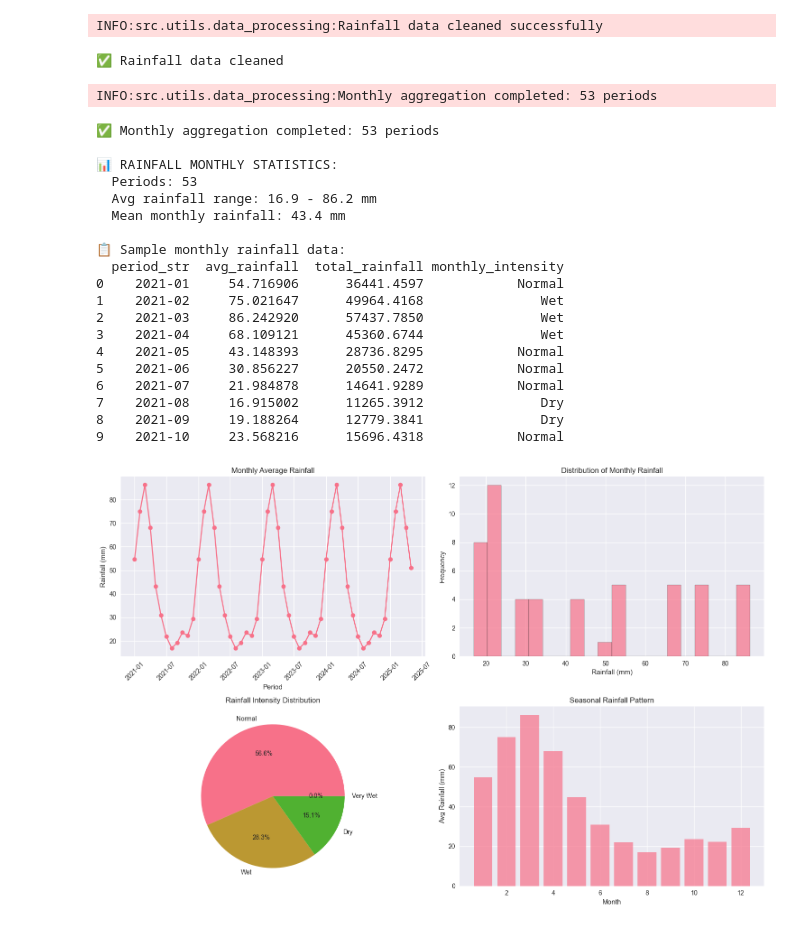
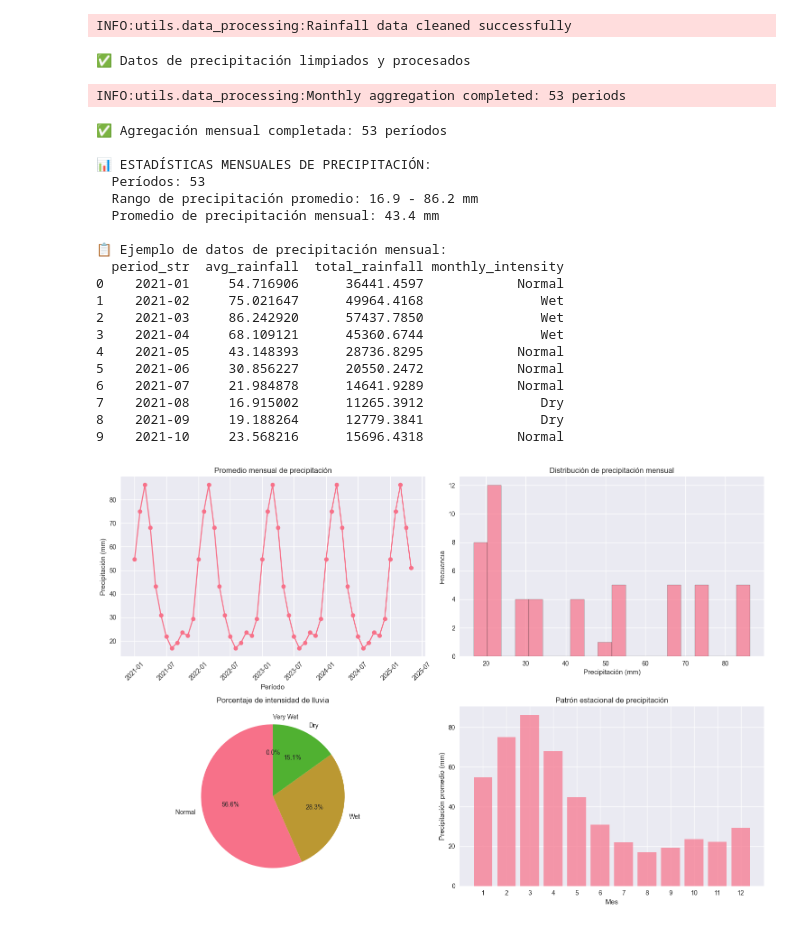
Before and after one commit to lapillaga/junta-analytics, a Jupyter notebook: notebooks/01_data_integration.ipynb, the cells around one changed output. Cells and saved outputs as stored; diff of their text form; code cells hidden in the pictures.

```diff
--- a/notebooks/01_data_integration.ipynb
+++ b/notebooks/01_data_integration.ipynb
@@ -238,35 +252,35 @@ for col, missing_count in missing_data.items():
 # %%
-#3.2 Clean and Process Rainfall Data
+# 3.2 Limpiar y procesar datos de precipitación
 
 rainfall_clean = rainfall_processor.clean_data()
-print(f"✅ Rainfall data cleaned")
+print("✅ Datos de precipitación limpiados y procesados")
 # %% [output]
-INFO:src.utils.data_processing:Rainfall data cleaned successfully
+INFO:utils.data_processing:Rainfall data cleaned successfully
-✅ Rainfall data cleaned
+✅ Datos de precipitación limpiados y procesados
 # %%
-#3.3 Aggregate Rainfall Data Monthly
+# 3.3 Agregar datos de precipitación mensualmente
 
 rainfall_monthly = rainfall_processor.aggregate_monthly()
-print(f"✅ Monthly aggregation completed: {len(rainfall_monthly)} periods")
+print(f"✅ Agregación mensual completada: {len(rainfall_monthly)} períodos")
 
-print(f"\n📊 RAINFALL MONTHLY STATISTICS:")
-print(f"  Periods: {len(rainfall_monthly)}")
-print(f"  Avg rainfall range: {rainfall_monthly['avg_rainfall'].min():.1f} - {rainfall_monthly['avg_rainfall'].max():.1f} mm")
-print(f"  Mean monthly rainfall: {rainfall_monthly['avg_rainfall'].mean():.1f} mm")
+print(f"\n📊 ESTADÍSTICAS MENSUALES DE PRECIPITACIÓN:")
+print(f"  Períodos: {len(rainfall_monthly)}")
+print(f"  Rango de precipitación promedio: {rainfall_monthly['avg_rainfall'].min():.1f} - {rainfall_monthly['avg_rainfall'].max():.1f} mm")
+print(f"  Promedio de precipitación mensual: {rainfall_monthly['avg_rainfall'].mean():.1f} mm")
 
-# Display sample monthly data
-print(f"\n📋 Sample monthly rainfall data:")
+# Mostrar ejemplo de datos mensuales
+print(f"\n📋 Ejemplo de datos de precipitación mensual:")
 print(rainfall_monthly[['period_str', 'avg_rainfall', 'total_rainfall', 'monthly_intensity']].head(10))
 # %% [output]
-INFO:src.utils.data_processing:Monthly aggregation completed: 53 periods
+INFO:utils.data_processing:Monthly aggregation completed: 53 periods
-✅ Monthly aggregation completed: 53 periods
+✅ Agregación mensual completada: 53 períodos
 
-📊 RAINFALL MONTHLY STATISTICS:
-  Periods: 53
-  Avg rainfall range: 16.9 - 86.2 mm
-  Mean monthly rainfall: 43.4 mm
+📊 ESTADÍSTICAS MENSUALES DE PRECIPITACIÓN:
+  Períodos: 53
+  Rango de precipitación promedio: 16.9 - 86.2 mm
+  Promedio de precipitación mensual: 43.4 mm
 
-📋 Sample monthly rainfall data:
+📋 Ejemplo de datos de precipitación mensual:
   period_str  avg_rainfall  total_rainfall monthly_intensity
 0    2021-01     54.716906      36441.4597            Normal
 1    2021-02     75.021647      49964.4168               Wet
@@ -279,39 +293,47 @@ INFO:src.utils.data_processing:Monthly aggregation completed: 53 periods
 8    2021-09     19.188264      12779.3841               Dry
 9    2021-10     23.568216      15696.4318            Normal
 # %%
-#3.4 Visualize Rainfall Patterns
+# 3.4 Visualizar patrones de precipitación
 
 plt.figure(figsize=(15, 10))
 
+# 1. Tendencia mensual de precipitación promedio
 plt.subplot(2, 2, 1)
 plt.plot(pd.to_datetime(rainfall_monthly['period_str']), rainfall_monthly['avg_rainfall'], marker='o')
-plt.title('Monthly Average Rainfall')
-plt.xlabel('Period')
-plt.ylabel('Rainfall (mm)')
+plt.title('Promedio mensual de precipitación')
+plt.xlabel('Período')
+plt.ylabel('Precipitación (mm)')
 plt.xticks(rotation=45)
 
+# 2. Histograma de precipitación mensual
 plt.subplot(2, 2, 2)
 rainfall_monthly['avg_rainfall'].hist(bins=20, alpha=0.7, edgecolor='black')
-plt.title('Distribution of Monthly Rainfall')
-plt.xlabel('Rainfall (mm)')
-plt.ylabel('Frequency')
+plt.title('Distribución de precipitación mensual')
+plt.xlabel('Precipitación (mm)')
+plt.ylabel('Frecuencia')
 
+# 3. Distribución de intensidad de lluvia
 plt.subplot(2, 2, 3)
 intensity_counts = rainfall_monthly['monthly_intensity'].value_counts()
-plt.pie(intensity_counts.values, labels=intensity_counts.index, autopct='%1.1f%%')
-plt.title('Rainfall Intensity Distribution')
+plt.pie(intensity_counts.values,
+        labels=intensity_counts.index,
+        autopct='%1.1f%%',
+        startangle=90)
+plt.title('Porcentaje de intensidad de lluvia')
 
+# 4. Patrón estacional de precipitación
 plt.subplot(2, 2, 4)
-# Seasonal pattern
+# Extraer mes para agrupar
 rainfall_monthly['month'] = pd.to_datetime(rainfall_monthly['period_str']).dt.month
 monthly_pattern = rainfall_monthly.groupby('month')['avg_rainfall'].mean()
 plt.bar(monthly_pattern.index, monthly_pattern.values, alpha=0.7)
-plt.title('Seasonal Rainfall Pattern')
-plt.xlabel('Month')
-plt.ylabel('Avg Rainfall (mm)')
+plt.title('Patrón estacional de precipitación')
+plt.xlabel('Mes')
+plt.ylabel('Precipitación promedio (mm)')
+plt.xticks(monthly_pattern.index)
 
 plt.tight_layout()
 plt.show()
 # %% [output]
-[figure, old version]
+[figure, new version]
 # %%
```
Also changed, not shown: parts of 18 cells of this notebook, 11 other files.
